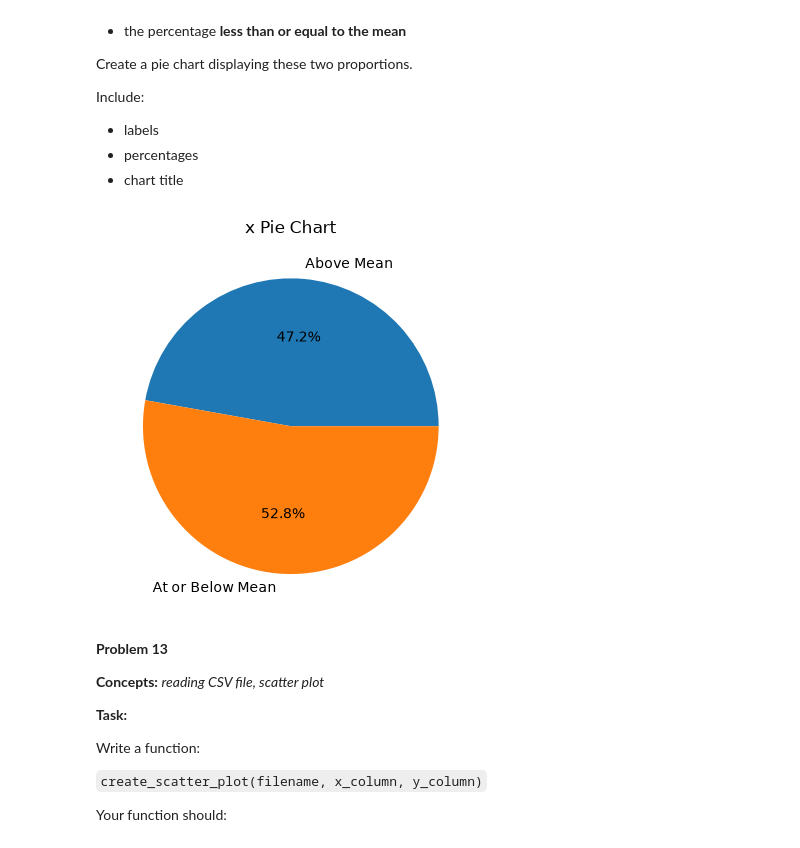
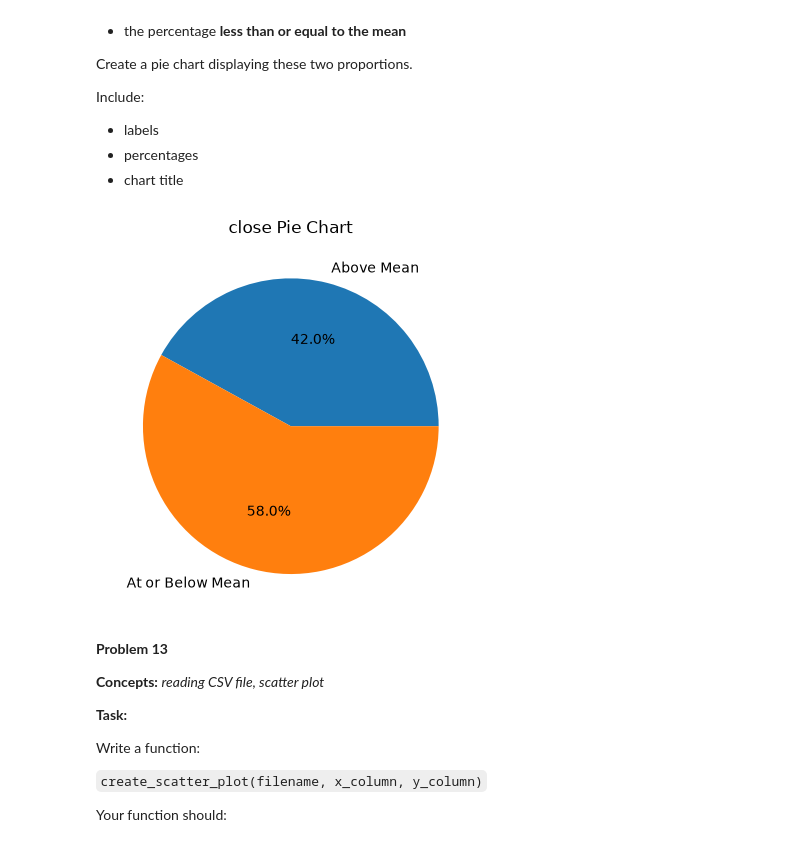
Before and after one commit to jbenigeriBU/dx602-homework-09, a Jupyter notebook: homework.ipynb, the cells around one changed output. Cells and saved outputs as stored; diff of their text form; code cells hidden in the pictures.

```diff
--- a/homework.ipynb
+++ b/homework.ipynb
@@ -643,31 +643,31 @@ Include:
 # %%
 #Your Solution
 def create_pie_chart(filename, column_name):
     """Create a pie chart comparing values to the mean."""
     # Read CSV file
     data = read_csv_to_dict(filename)
 
     # Convert to numbers
     values = np.array(data[column_name], dtype=float)
 
     # Calculate mean
     mean = np.mean(values)
 
     # Count values
     above = np.sum(values > mean)
     below = np.sum(values <= mean)
 
     # Create pie chart
     plt.pie([above, below],
             labels=['Above Mean', 'At or Below Mean'],
             autopct='%1.1f%%')
 
     # Add title
     plt.title(column_name + ' Pie Chart')
     plt.show()
-create_pie_chart('p9_data.csv', 'x')
+create_pie_chart('SBUX.csv', 'close')
 # %% [output]
-[figure, old version]
+[figure, new version]
 # %% [markdown]
 **Problem 13**
 
```
Also changed, not shown: parts of 3 cells of this notebook.
